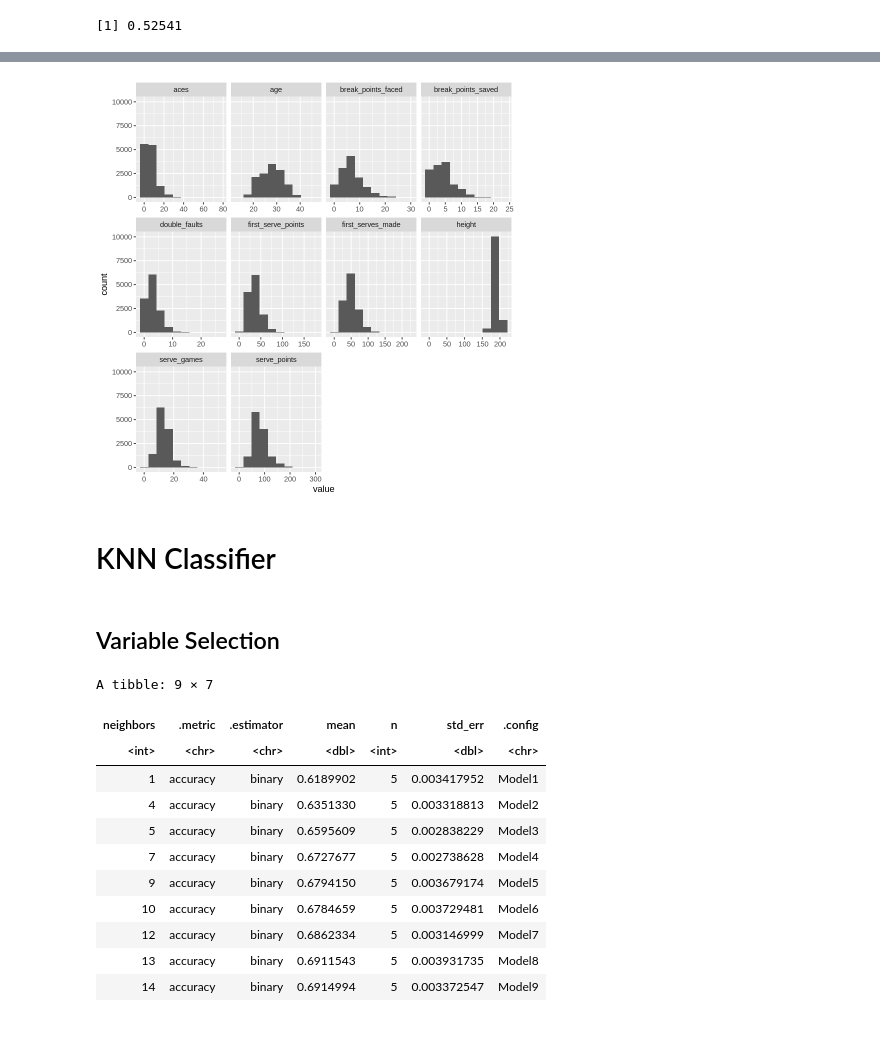
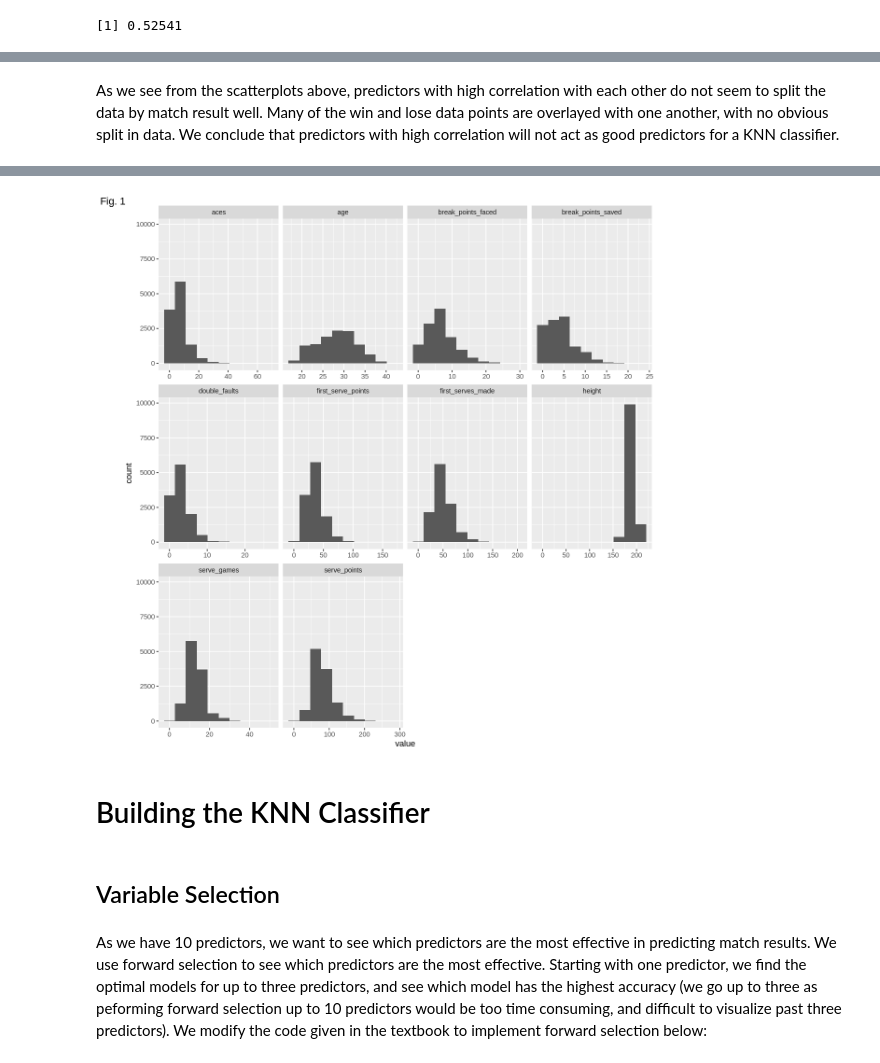
Before and after one commit to sleung124/DSCI100_group_proj, a Jupyter notebook: tennis_analysis.ipynb, the cells around one changed output, grey strips where cells are left out. Drawn from its saved outputs; the diff is of its cells as text; code cells hidden in the pictures; blank space fills up the shorter version.

```diff
--- a/tennis_analysis.ipynb
+++ b/tennis_analysis.ipynb
@@ -81,4 +94,7 @@ loser_data <- select(tennis_data, c(loser_name,
                       break_points_saved=l_bpSaved,
                       break_points_faced=l_bpFaced) %>%
                 add_column(match_result='lose')
-tennis_data_mod <- bind_rows(winner_data, loser_data) %>% mutate(match_result=as_factor(match_result)) %>% drop_na()
+tennis_data_mod <- bind_rows(winner_data, loser_data) %>%
+                        mutate(match_result=as_factor(match_result)) %>%
+                        drop_na()
+head(tennis_data_mod)
@@ -223,5 +308,10 @@ A matrix: 9 × 9 of type dbl
+# %% [markdown]
+As we see from the scatterplots above, predictors with high correlation with each other do not seem to split the data by match result well. Many of the win and lose data points are overlayed with one another, with no obvious split in data. We conclude that predictors with high correlation will not act as good predictors for a KNN classifier.
 # %%
+# not sure what to say for this cell, if we can't think of much we'll take it out
+
 ggplot(gather(tennis_train[,2:11]), aes(value)) +
     geom_histogram(bins = 10) +
-    facet_wrap(~key, scales = 'free_x')
+    facet_wrap(~key, scales = 'free_x') +
+    labs(tag="Fig. 1")
 # %% [output]
@@ -230,38 +318,8 @@ Warning message:
-[figure, old version]
+[figure, new version]
 # %% [markdown]
-# KNN Classifier
+# Building the KNN Classifier
 # %% [markdown]
 ## Variable Selection
-# %%
-knn_spec <- nearest_neighbor(weight_func = 'rectangular', neighbors=tune()) %>%
-                set_engine('kknn') %>%
-                set_mode('classification')
-
-tennis_recipe <- recipe(as.formula('match_result ~ first_serve_points + first_serves_made'), data = tennis_train[,2:12]) %>%
-                        step_scale(all_predictors()) %>%
-                        step_center(all_predictors())
-
-tennis_vfold <- vfold_cv(tennis_train[,2:12], v = 5, strata = match_result)
-
-tennis_fit <- workflow() %>%
-             add_recipe(tennis_recipe) %>%
-             add_model(knn_spec) %>%
-             tune_grid(resamples=tennis_vfold, grid=10) %>%
-             collect_metrics() %>%
-             filter(.metric == "accuracy")
-
-tennis_fit
-# %% [output]
-A tibble: 9 × 7
-| neighbors | .metric | .estimator | mean | n | std_err | .config |
-| <int> | <chr> | <chr> | <dbl> | <int> | <dbl> | <chr> |
-| 1 | accuracy | binary | 0.6189902 | 5 | 0.003417952 | Model1 |
-| 4 | accuracy | binary | 0.6351330 | 5 | 0.003318813 | Model2 |
-| 5 | accuracy | binary | 0.6595609 | 5 | 0.002838229 | Model3 |
-| 7 | accuracy | binary | 0.6727677 | 5 | 0.002738628 | Model4 |
-| 9 | accuracy | binary | 0.6794150 | 5 | 0.003679174 | Model5 |
-| 10 | accuracy | binary | 0.6784659 | 5 | 0.003729481 | Model6 |
-| 12 | accuracy | binary | 0.6862334 | 5 | 0.003146999 | Model7 |
-| 13 | accuracy | binary | 0.6911543 | 5 | 0.003931735 | Model8 |
-| 14 | accuracy | binary | 0.6914994 | 5 | 0.003372547 | Model9 |
+# %% [markdown]
+As we have 10 predictors, we want to see which predictors are the most effective in predicting match results. We use forward selection to see which predictors are the most effective. Starting with one predictor, we find the optimal models for up to three predictors, and see which model has the highest accuracy (we go up to three as peforming forward selection up to 10 predictors would be too time consuming, and difficult to visualize past three predictors). We modify the code given in the textbook to implement forward selection below:
 # %%
```
Also changed, not shown: parts of 29 cells of this notebook.
